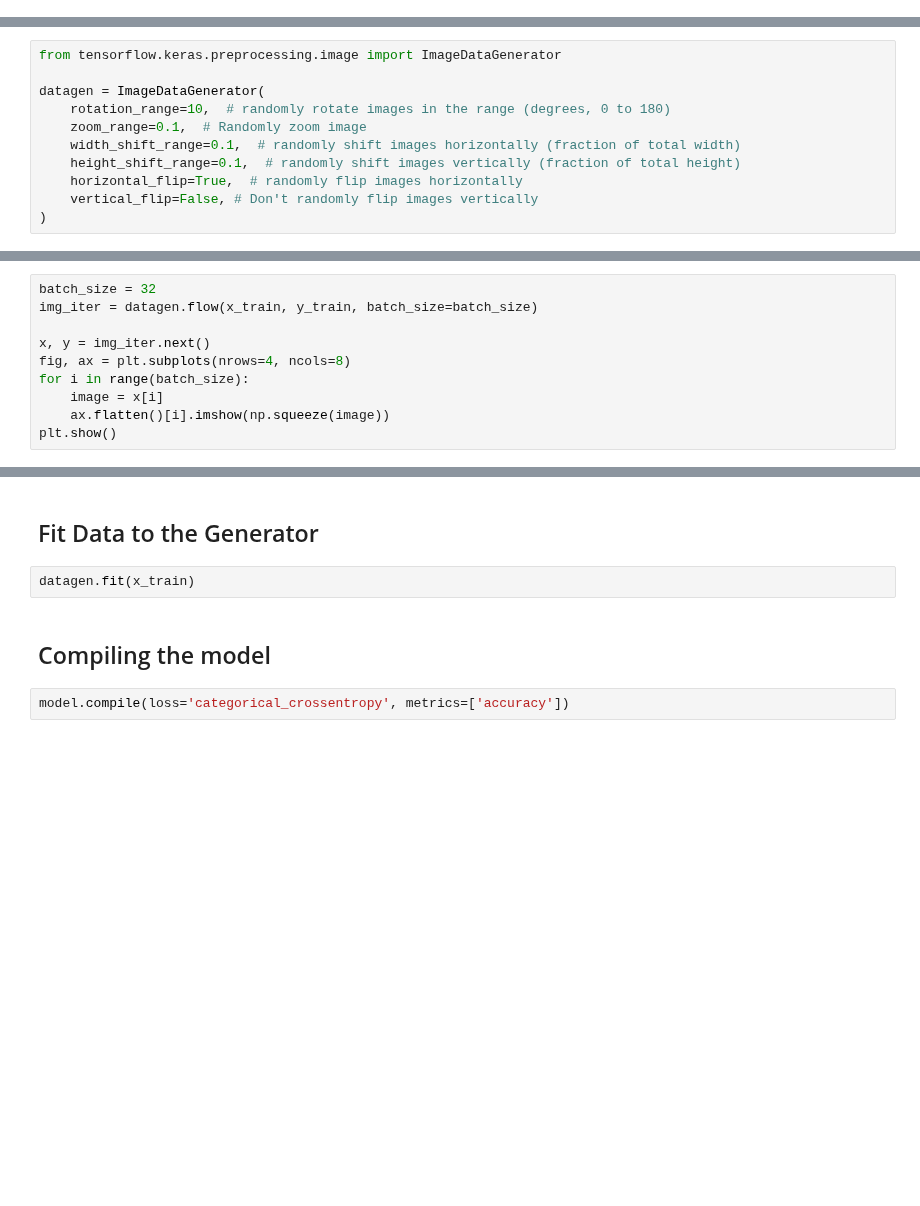
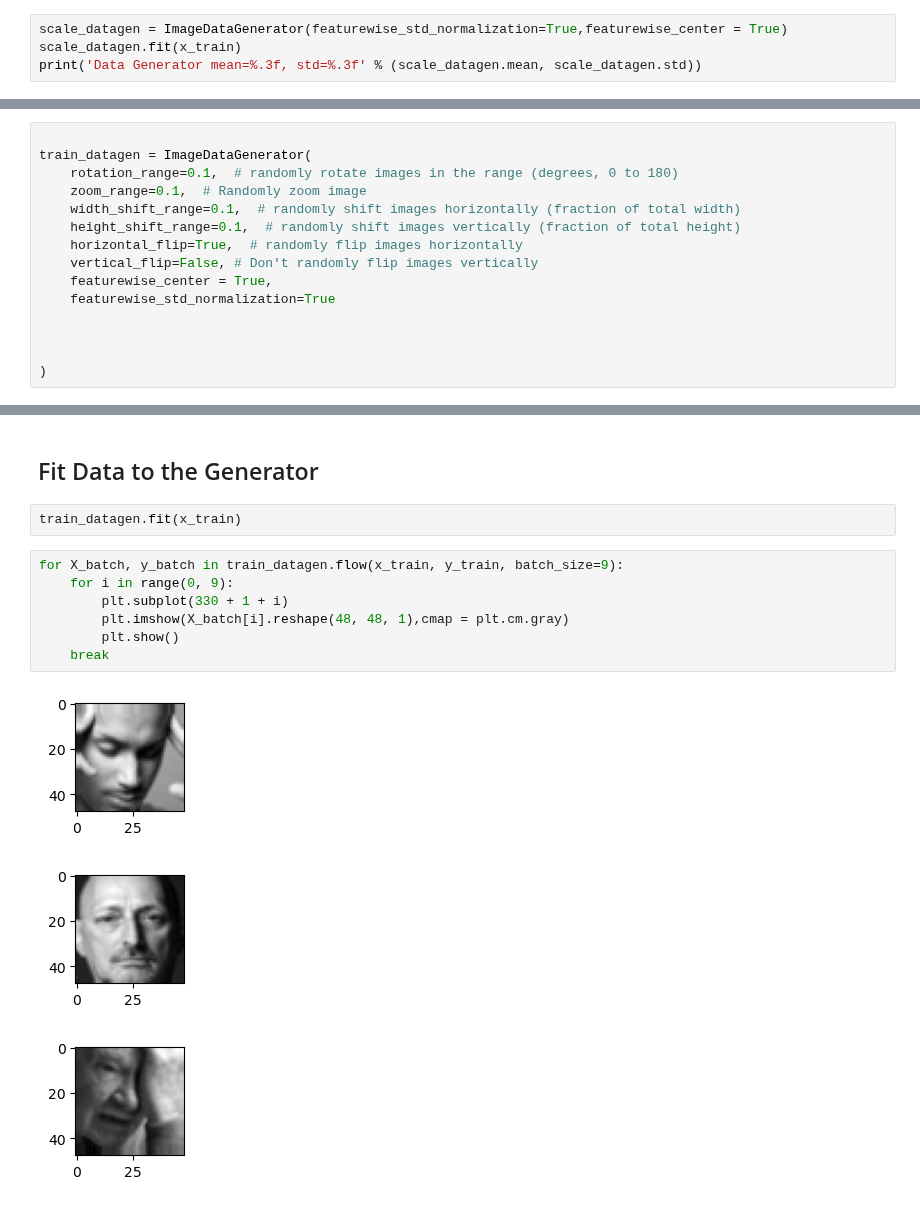
Before and after one commit to freedom-780/facial_recognition, a Jupyter notebook: facial_emotions.ipynb, the cells around one changed output, grey strips where cells are left out. Drawn from its saved outputs; the diff is of its cells as text; blank space fills up the shorter version.

```diff
--- a/facial_emotions.ipynb
+++ b/facial_emotions.ipynb
@@ -336,0 +567,4 @@ model.add(Dense(units=num_classes, activation="softmax"))
+# %%
+scale_datagen = ImageDataGenerator(featurewise_std_normalization=True,featurewise_center = True)
+scale_datagen.fit(x_train)
+print('Data Generator mean=%.3f, std=%.3f' % (scale_datagen.mean, scale_datagen.std))
@@ -345,25 +595,19 @@ the vision transformer. what is a transformer? token sequences
 
 timm hugging face models(pytorch image models)
 # %%
-from tensorflow.keras.preprocessing.image import ImageDataGenerator
 
-datagen = ImageDataGenerator(
-    rotation_range=10,  # randomly rotate images in the range (degrees, 0 to 180)
+train_datagen = ImageDataGenerator(
+    rotation_range=0.1,  # randomly rotate images in the range (degrees, 0 to 180)
     zoom_range=0.1,  # Randomly zoom image
     width_shift_range=0.1,  # randomly shift images horizontally (fraction of total width)
     height_shift_range=0.1,  # randomly shift images vertically (fraction of total height)
     horizontal_flip=True,  # randomly flip images horizontally
     vertical_flip=False, # Don't randomly flip images vertically
+    featurewise_center = True,
+    featurewise_std_normalization=True
+
+
+
 )
 # %% [markdown]
 ## Batch Size
-# %%
-batch_size = 32
-img_iter = datagen.flow(x_train, y_train, batch_size=batch_size)
-
-x, y = img_iter.next()
-fig, ax = plt.subplots(nrows=4, ncols=8)
-for i in range(batch_size):
-    image = x[i]
-    ax.flatten()[i].imshow(np.squeeze(image))
-plt.show()
@@ -372,8 +618,15 @@ plt.show()
 # %% [markdown]
 ## Fit Data to the Generator
 # %%
-datagen.fit(x_train)
+train_datagen.fit(x_train)
-# %% [markdown]
-## Compiling the model
-# %%
-model.compile(loss='categorical_crossentropy', metrics=['accuracy'])
+# %%
+for X_batch, y_batch in train_datagen.flow(x_train, y_train, batch_size=9):
+    for i in range(0, 9):
+        plt.subplot(330 + 1 + i)
+        plt.imshow(X_batch[i].reshape(48, 48, 1),cmap = plt.cm.gray)
+        plt.show()
+    break
+# %% [output]
+[figure, added]
+[figure, added]
+[figure, added]
```
Also changed, not shown: parts of 57 cells of this notebook.
